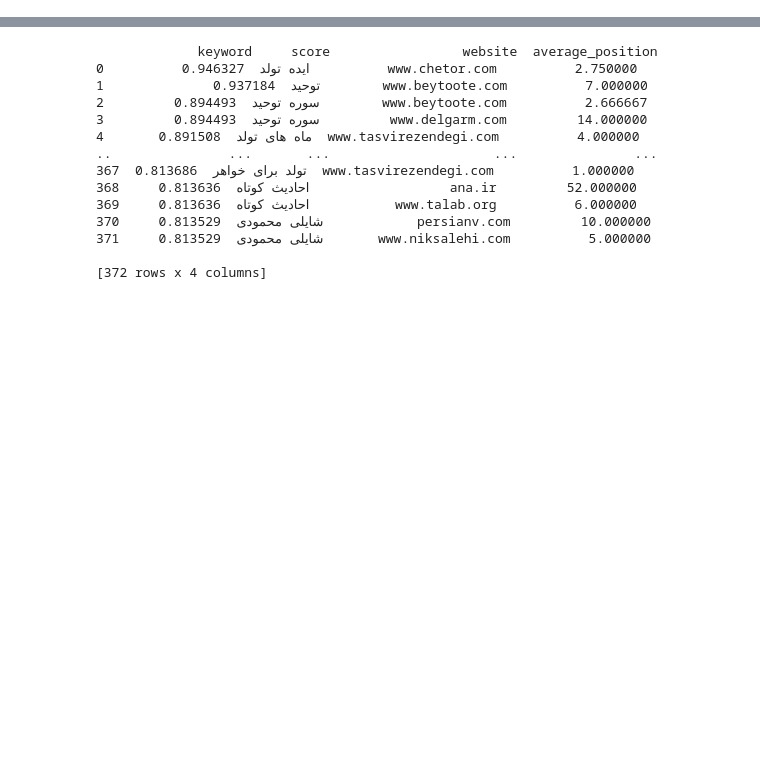
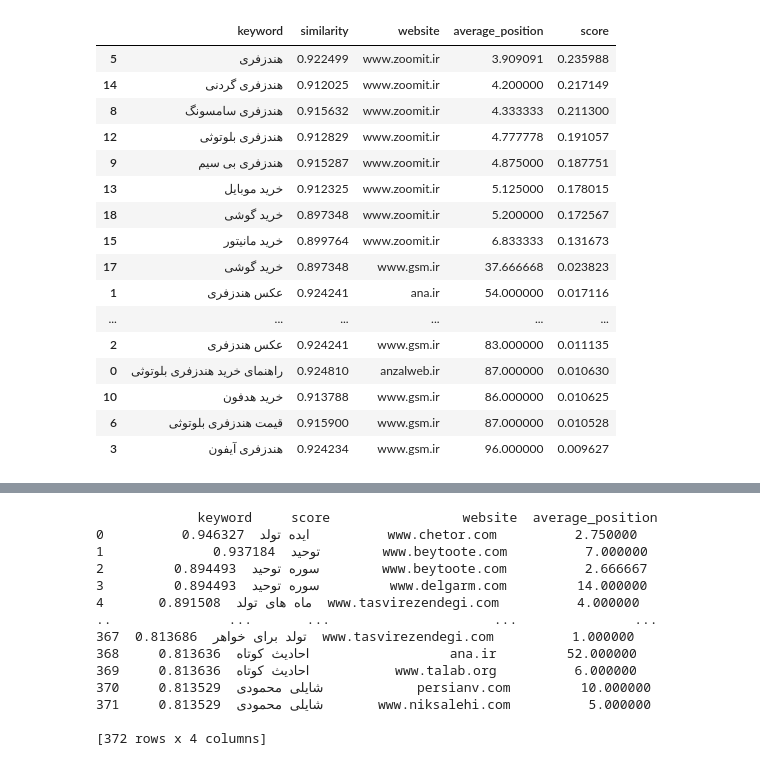
Before and after one commit to khoda81/seo-embeddings, a Jupyter notebook: Qdrant.ipynb, the cells around one changed output, grey strips where cells are left out. Cells and saved outputs as stored; diff of their text form; code cells hidden in the pictures; blank space fills up the shorter version.

```diff
--- a/Qdrant.ipynb
+++ b/Qdrant.ipynb
@@ -141,7 +29,9 @@ Score: 0.3649 | Text: test text
 # %%
 from emcache.huggingface import HuggingFaceBackend
+from emseo.storage import VectorStoreEmbedding
 
 
 # Initialize
-backend = HuggingFaceBackend(model_name="heydariAI/persian-embeddings")
-storage = VectorStoreEmbedding(backend, collection_prefix="test")
+# backend = HuggingFaceBackend(model_name="heydariAI/persian-embeddings")
+backend = HuggingFaceBackend(model_name="intfloat/multilingual-e5-large")
+storage = VectorStoreEmbedding(backend, collection_prefix="keywords")
@@ -188,17 +37,0 @@ Score: 0.1776 | Text: سلام دنیا
-# %%
-import tqdm.auto as tqdm
-
-points = list(storage.embed_keys.items())
-
-
-batch_size = 128
-batches = tqdm.trange(0, len(points), batch_size)
-
-for i in batches:
-    vectors = storage.embed_cache[i : i + batch_size].tolist()
-    batch = [
-        {"id": i, "vector": vectors[b_i], "payload": {"keyword": text}}
-        for b_i, (text, i) in enumerate(points[i : i + batch_size])
-    ]
-
-    qdrant_client.upsert(collection_name="fa_keywords_custom", points=batch)
@@ -266,0 +96,7 @@ df.groupby("website").count().sort_values("keyword", ascending=False)
+# %%
+import tqdm.auto as tqdm
+
+# Chunks
+chunk_size = 128
+for i in tqdm.trange(0, len(website_keywords), chunk_size):
+    storage.add_texts(texts=website_keywords["keyword"].tolist()[i : i + chunk_size])
@@ -266,0 +201,9 @@ df.groupby("website").count().sort_values("keyword", ascending=False)
+# %%
+import numpy as np
+
+
+ranks["score"] = (
+    ranks["similarity"] / ranks["average_position"]
+)  # np.log(ranks["average_position"] + 1)
+ranked_websites = ranks.groupby("website")["score"].mean().sort_values(ascending=False)
+ranked_websites.head(20)
@@ -266,0 +228,20 @@ df.groupby("website").count().sort_values("keyword", ascending=False)
+# %%
+ranks.sort_values("score", ascending=False)
+# %% [output]
+|  | keyword | similarity | website | average_position | score |
+| 5 | هندزفری | 0.922499 | www.zoomit.ir | 3.909091 | 0.235988 |
+| 14 | هندزفری گردنی | 0.912025 | www.zoomit.ir | 4.200000 | 0.217149 |
+| 8 | هندزفری سامسونگ | 0.915632 | www.zoomit.ir | 4.333333 | 0.211300 |
+| 12 | هندزفری بلوتوثی | 0.912829 | www.zoomit.ir | 4.777778 | 0.191057 |
+| 9 | هندزفری بی سیم | 0.915287 | www.zoomit.ir | 4.875000 | 0.187751 |
+| 13 | خرید موبایل | 0.912325 | www.zoomit.ir | 5.125000 | 0.178015 |
+| 18 | خرید گوشی | 0.897348 | www.zoomit.ir | 5.200000 | 0.172567 |
+| 15 | خرید مانیتور | 0.899764 | www.zoomit.ir | 6.833333 | 0.131673 |
+| 17 | خرید گوشی | 0.897348 | www.gsm.ir | 37.666668 | 0.023823 |
+| 1 | عکس هندزفری | 0.924241 | ana.ir | 54.000000 | 0.017116 |
+| ... | ... | ... | ... | ... | ... |
+| 2 | عکس هندزفری | 0.924241 | www.gsm.ir | 83.000000 | 0.011135 |
+| 0 | راهنمای خرید هندزفری بلوتوثی | 0.924810 | anzalweb.ir | 87.000000 | 0.010630 |
+| 10 | خرید هدفون | 0.913788 | www.gsm.ir | 86.000000 | 0.010625 |
+| 6 | قیمت هندزفری بلوتوثی | 0.915900 | www.gsm.ir | 87.000000 | 0.010528 |
+| 3 | هندزفری آیفون | 0.924234 | www.gsm.ir | 96.000000 | 0.009627 |
```
Also changed, not shown: parts of 18 cells of this notebook, 5 other files.
